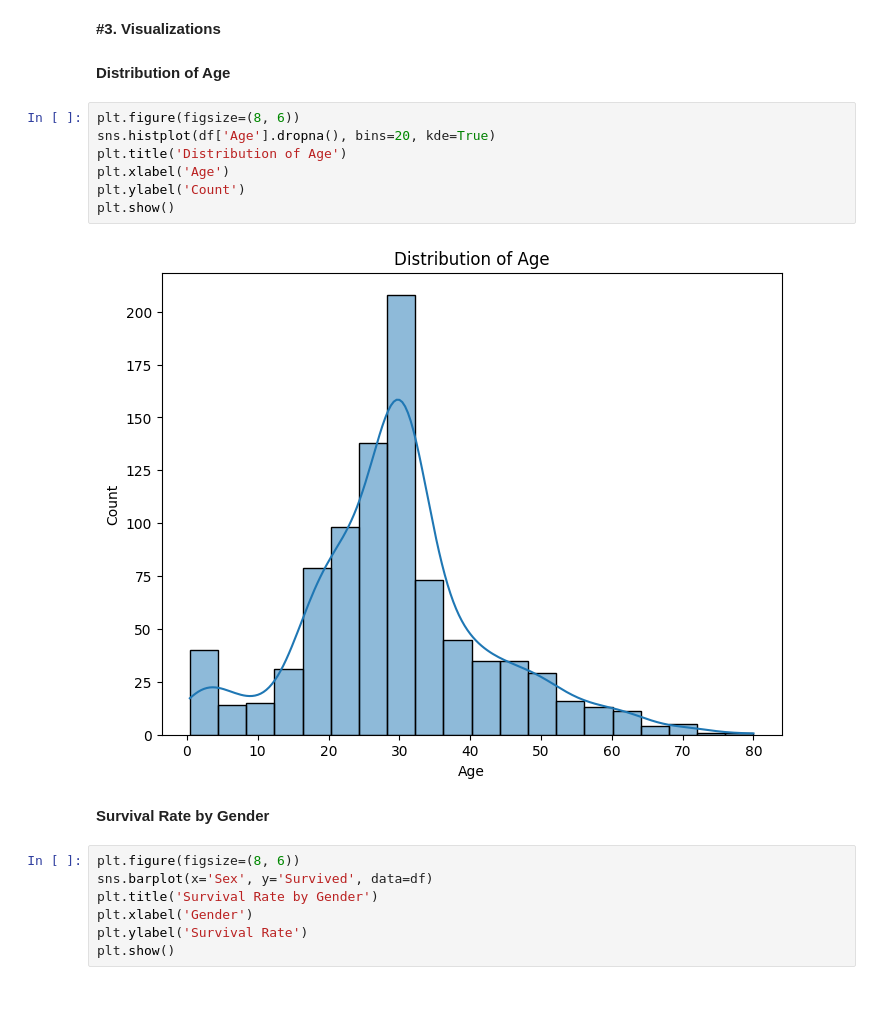
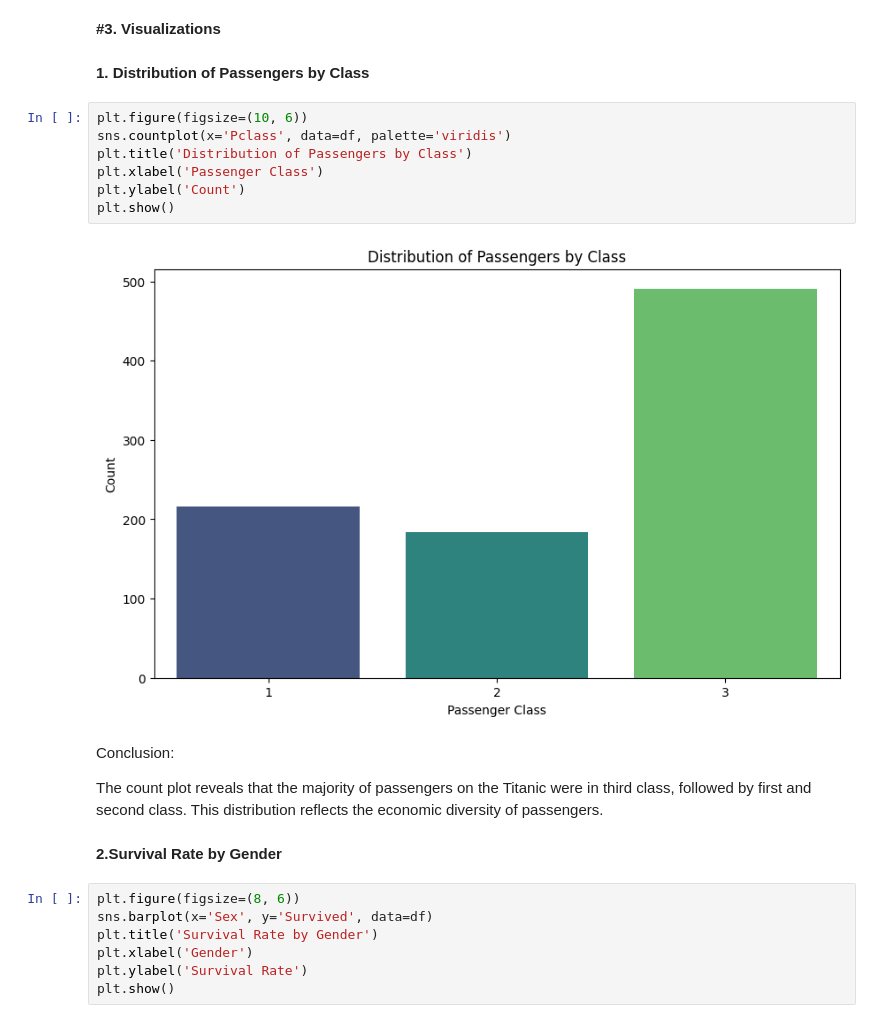
Before and after one commit to dbda-pooja/IONOS, a Jupyter notebook: titanic_project/titanic_data_analysis.ipynb, the cells around one changed output. Cells and saved outputs as stored; diff of their text form; blank space fills up the shorter version.

```diff
--- a/titanic_project/titanic_data_analysis.ipynb
+++ b/titanic_project/titanic_data_analysis.ipynb
@@ -105,18 +105,22 @@ Name: Fare, dtype: float64
 # %% [markdown]
 **#3. Visualizations**
 # %% [markdown]
-**Distribution of Age**
+**1. Distribution of Passengers by Class**
 # %%
-plt.figure(figsize=(8, 6))
-sns.histplot(df['Age'].dropna(), bins=20, kde=True)
-plt.title('Distribution of Age')
-plt.xlabel('Age')
+plt.figure(figsize=(10, 6))
+sns.countplot(x='Pclass', data=df, palette='viridis')
+plt.title('Distribution of Passengers by Class')
+plt.xlabel('Passenger Class')
 plt.ylabel('Count')
 plt.show()
 # %% [output]
-[figure, old version]
+[figure, new version]
+# %% [markdown]
+Conclusion:
+
+The count plot reveals that the majority of passengers on the Titanic were in third class, followed by first and second class. This distribution reflects the economic diversity of passengers.
 # %% [markdown]
-**Survival Rate by Gender**
+**2.Survival Rate by Gender**
 # %%
 plt.figure(figsize=(8, 6))
 sns.barplot(x='Sex', y='Survived', data=df)
```
Also changed, not shown: parts of 11 cells of this notebook.
